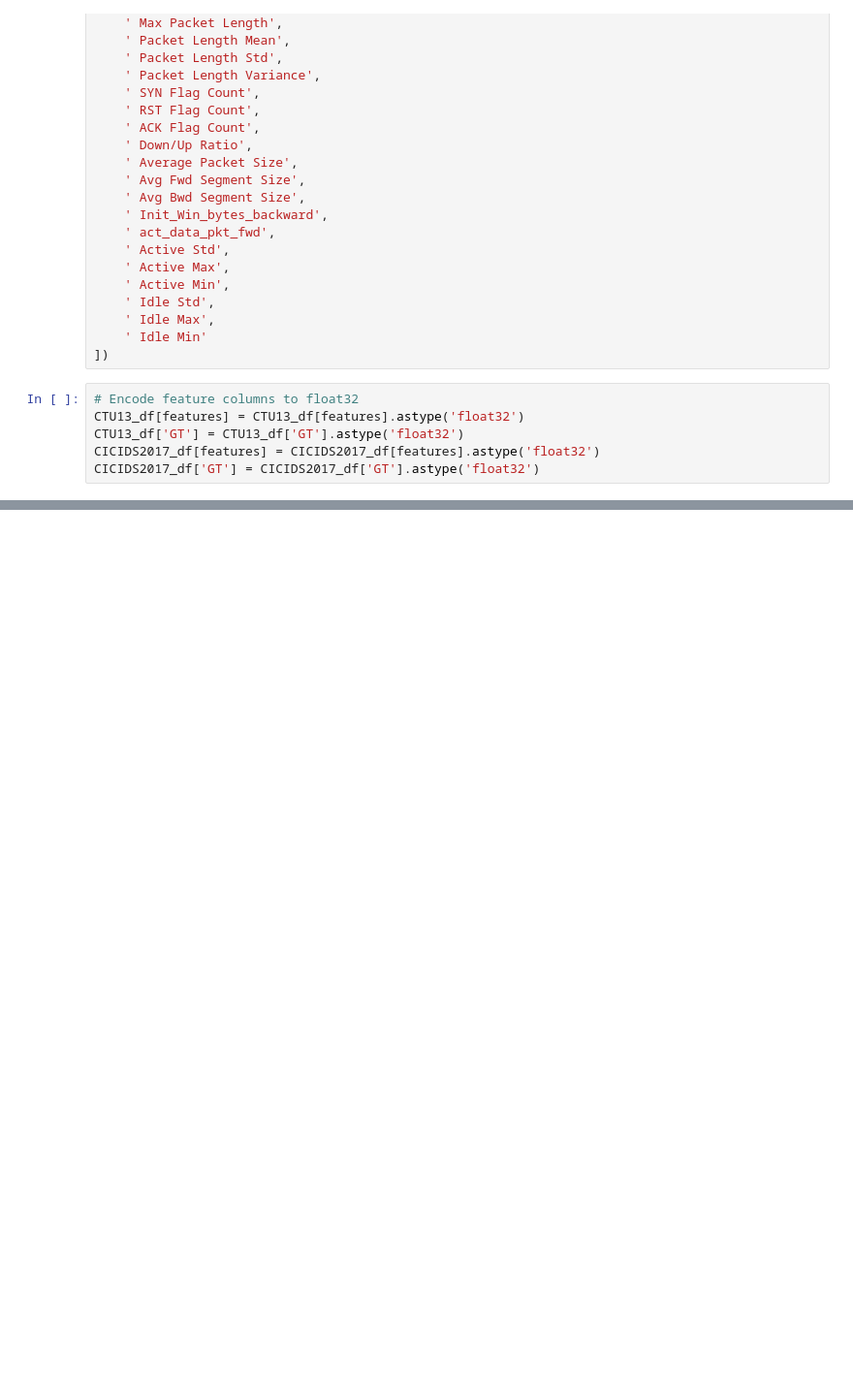
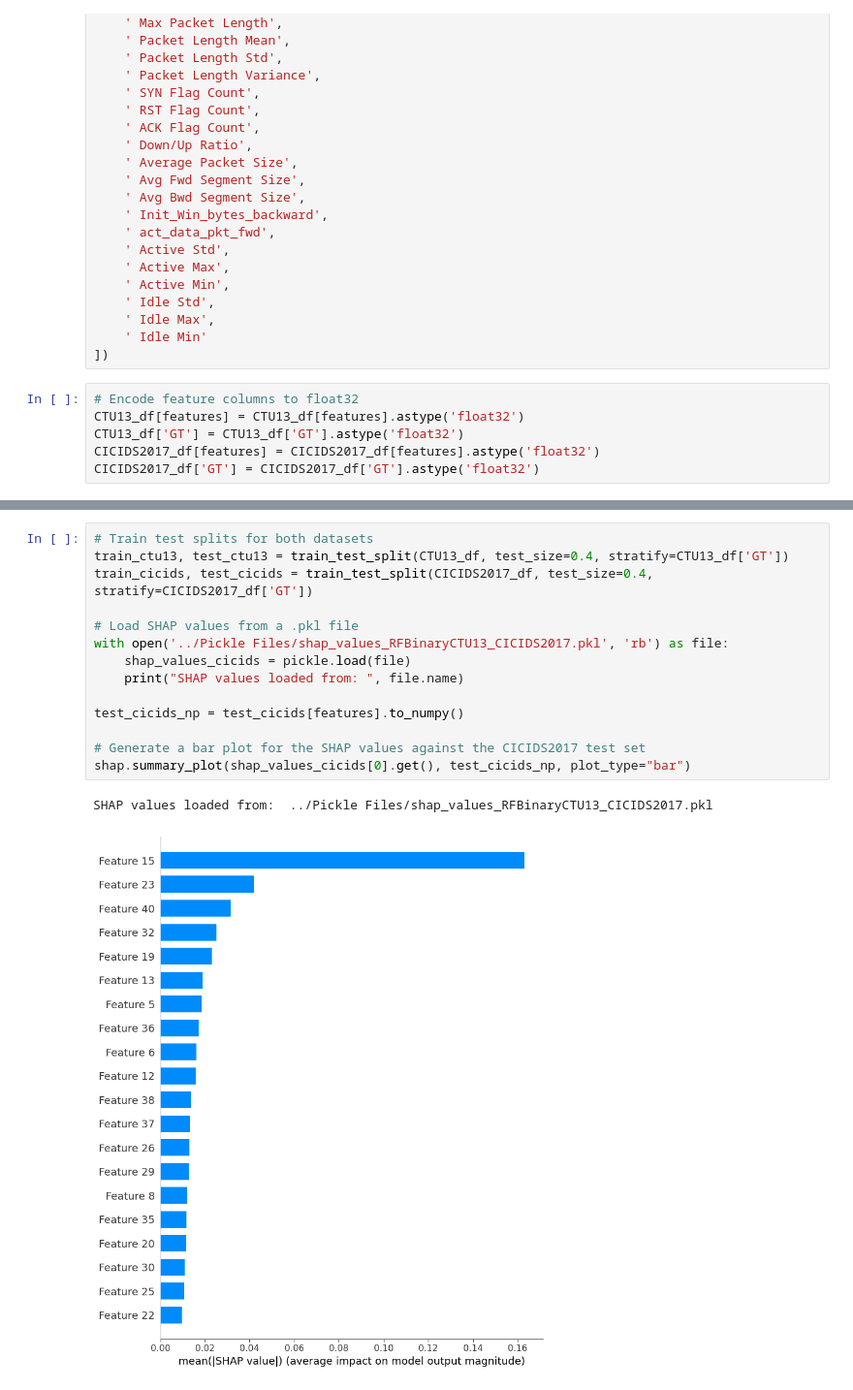
Before and after one commit to bedair81/Code-NIDS-ML-KCL, a Jupyter notebook: code/trainRandomForest.ipynb, the cells around one changed output, grey strips where cells are left out. Shown at 97% size. Cells and saved outputs as stored; diff of their text form; blank space fills up the shorter version.

```diff
--- a/code/trainRandomForest.ipynb
+++ b/code/trainRandomForest.ipynb
@@ -451,3 +443,20 @@ SHAP values loaded from:  ../Pickle Files/shap_values_RFBinaryCTU13.pkl
+# %%
+# Train test splits for both datasets
+train_ctu13, test_ctu13 = train_test_split(CTU13_df, test_size=0.4, stratify=CTU13_df['GT'])
+train_cicids, test_cicids = train_test_split(CICIDS2017_df, test_size=0.4, stratify=CICIDS2017_df['GT'])
+
+# Load SHAP values from a .pkl file
+with open('../Pickle Files/shap_values_RFBinaryCTU13_CICIDS2017.pkl', 'rb') as file:
+    shap_values_cicids = pickle.load(file)
+    print("SHAP values loaded from: ", file.name)
+
+test_cicids_np = test_cicids[features].to_numpy()
+
+# Generate a bar plot for the SHAP values against the CICIDS2017 test set
+shap.summary_plot(shap_values_cicids[0].get(), test_cicids_np, plot_type="bar")
+# %% [output]
+SHAP values loaded from:  ../Pickle Files/shap_values_RFBinaryCTU13_CICIDS2017.pkl
+[figure, added]
 # %%
 # Train test splits for both datasets
 train_ctu13, test_ctu13 = train_test_split(CTU13_df, test_size=0.4, stratify=CTU13_df['GT'])
```
Also changed, not shown: parts of 16 cells of this notebook, 4 other files.
